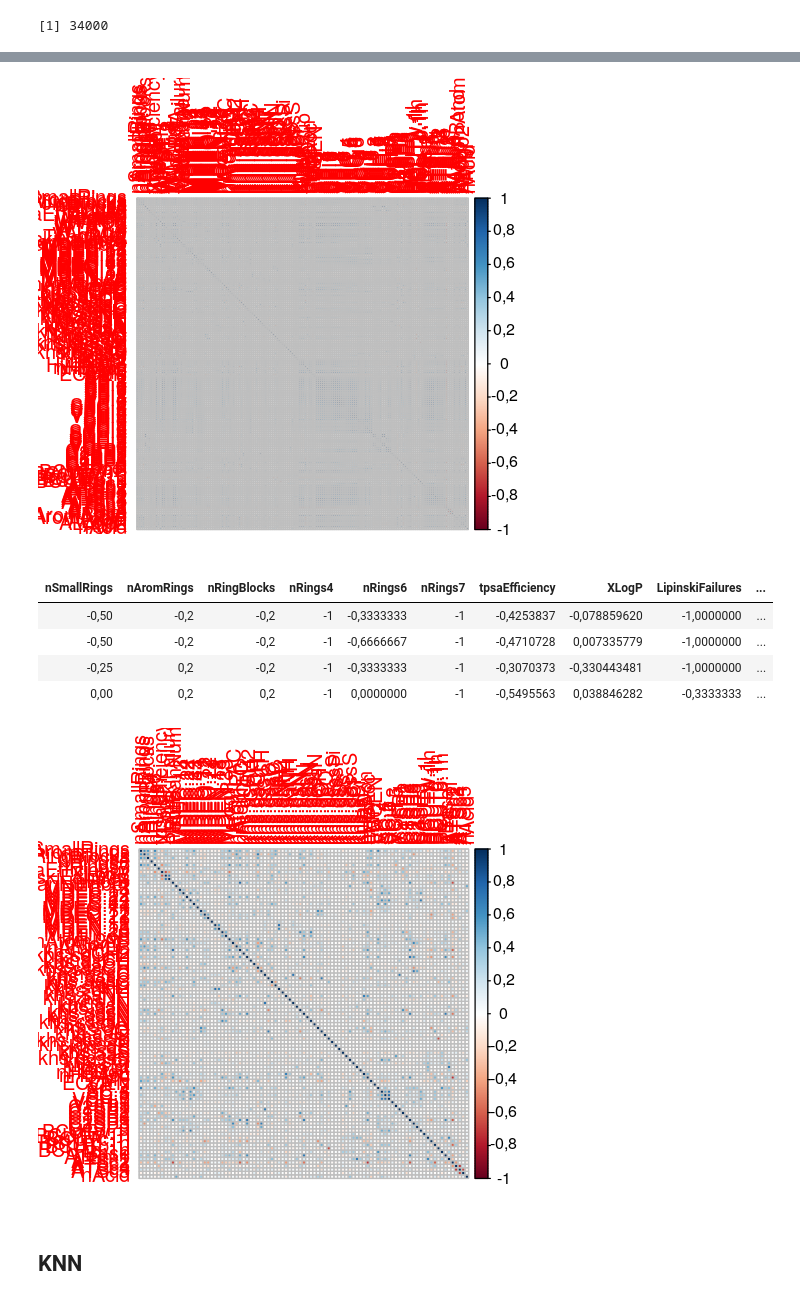
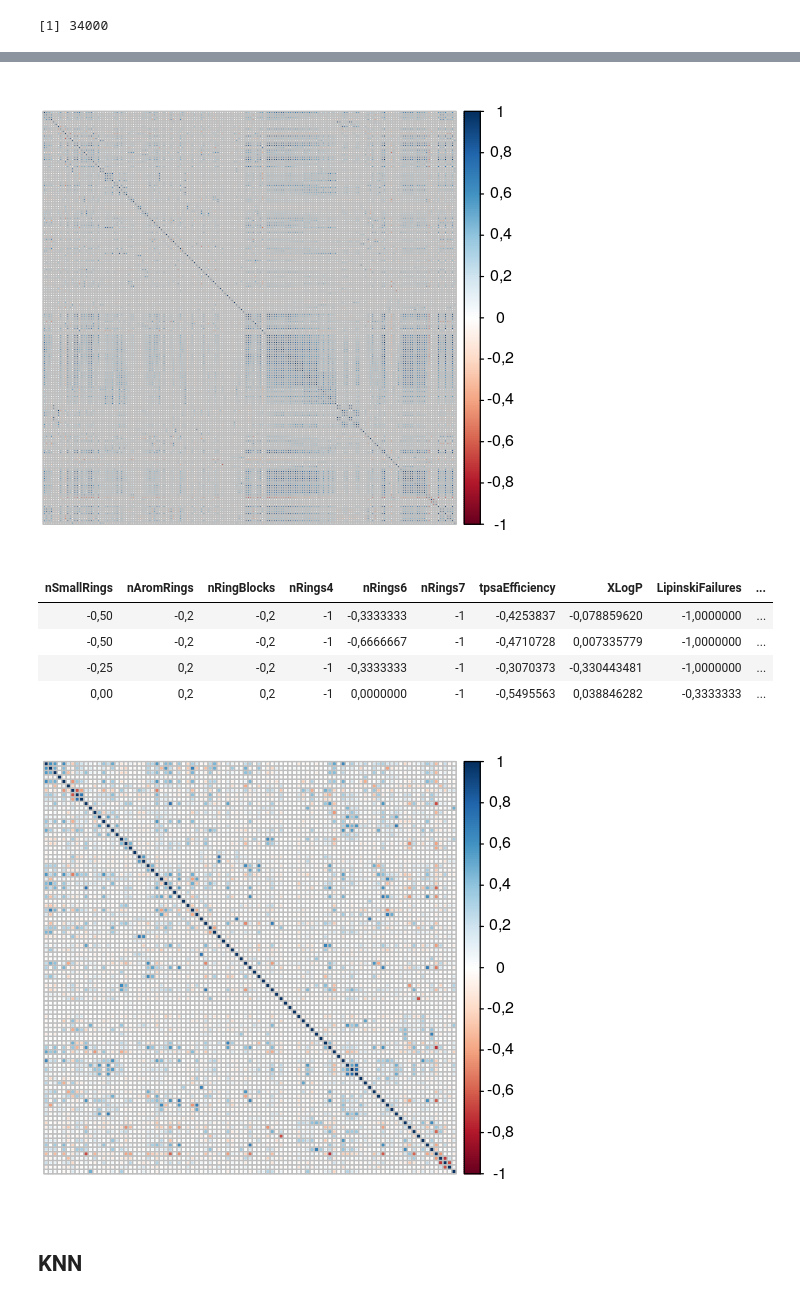
Before and after one commit to alejandrorodriguezarias/MedicamentosMUBICS, a Jupyter notebook: medicamentos-jupyter.ipynb, the cells around one changed output, grey strips where cells are left out. Saved outputs shown, nothing was run; the diff lists cells and outputs as text; code cells hidden in the pictures.

```diff
--- a/medicamentos-jupyter.ipynb
+++ b/medicamentos-jupyter.ipynb
@@ -131,27 +133,27 @@ vectorDescriptores
 # %%
 #utilizamos un valor teorico como umbral para definir las clases IC50LOW (1) e IC50HIGH (0)
 valorTeorico = 100 # <101 lo consideraremos IC50bajo
 vectorClase <- ifelse(medicamentos$value < valorTeorico, 1, 0)
 #vectorDescriptores$class <- vectorClase
 
 smiles=vectorDescriptores$CanonicalSmiles
 vectorDescriptores$CanonicalSmiles <- NULL
 #vectorDescriptores$ic50 <- min_max_norm(medicamentos$value)
 
 #eliminamos las columnas que tienen una alta correlación
 correlationMatrix <- cor(vectorDescriptores)
 highlyCorrelated <- findCorrelation(correlationMatrix, cutoff = 0.75)
 
 #plot(correlationMatrix[,"ic50"])
-corrplot(correlationMatrix)
+corrplot(correlationMatrix,tl.pos='n')
 
 #vectorDescriptores$ic50 <- NULL
 # %% [output]
-[figure, old version]
+[figure, new version]
 # %%
 vectorDescriptores <- vectorDescriptores[,-highlyCorrelated]
 correlationMatrix <- cor(vectorDescriptores)
-corrplot(correlationMatrix)
+corrplot(correlationMatrix,tl.pos='n')
 
 #vectorDescriptores<- vectorDescriptores[,"khs.ddsN"]
 head(vectorDescriptores,4)
@@ -161,7 +163,7 @@ head(vectorDescriptores,4)
 | -0,50 | -0,2 | -0,2 | -1 | -0,6666667 | -1 | -0,4710728 | 0,007335779 | -1,0000000 | ... |
 | -0,25 | 0,2 | -0,2 | -1 | -0,3333333 | -1 | -0,3070373 | -0,330443481 | -1,0000000 | ... |
 | 0,00 | 0,2 | 0,2 | -1 | 0,0000000 | -1 | -0,5495563 | 0,038846282 | -0,3333333 | ... |
-[figure, old version]
+[figure, new version]
 # %% [markdown]
 ## KNN
 # %%
```
Also changed, not shown: parts of 9 cells of this notebook.
